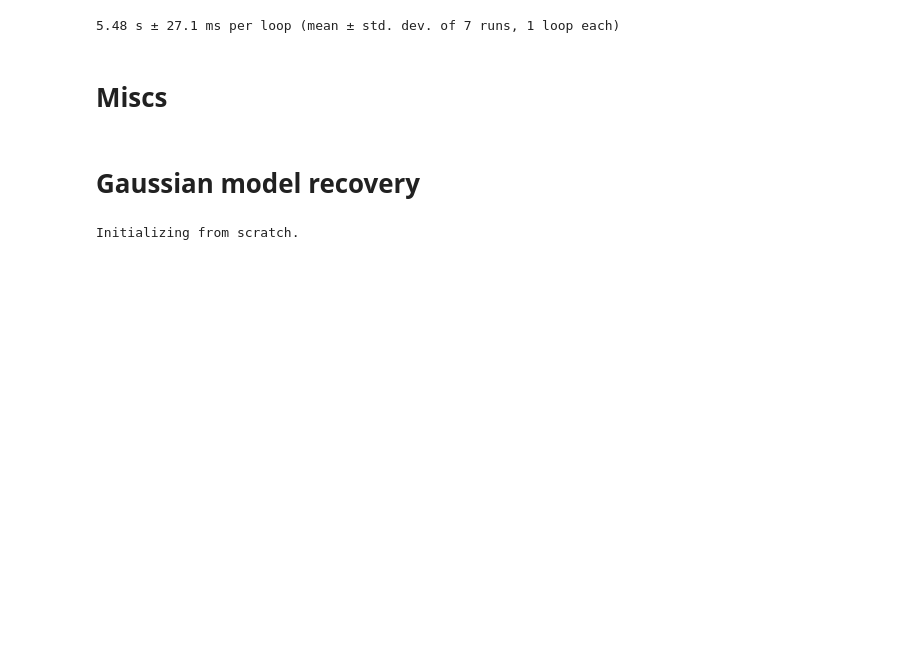
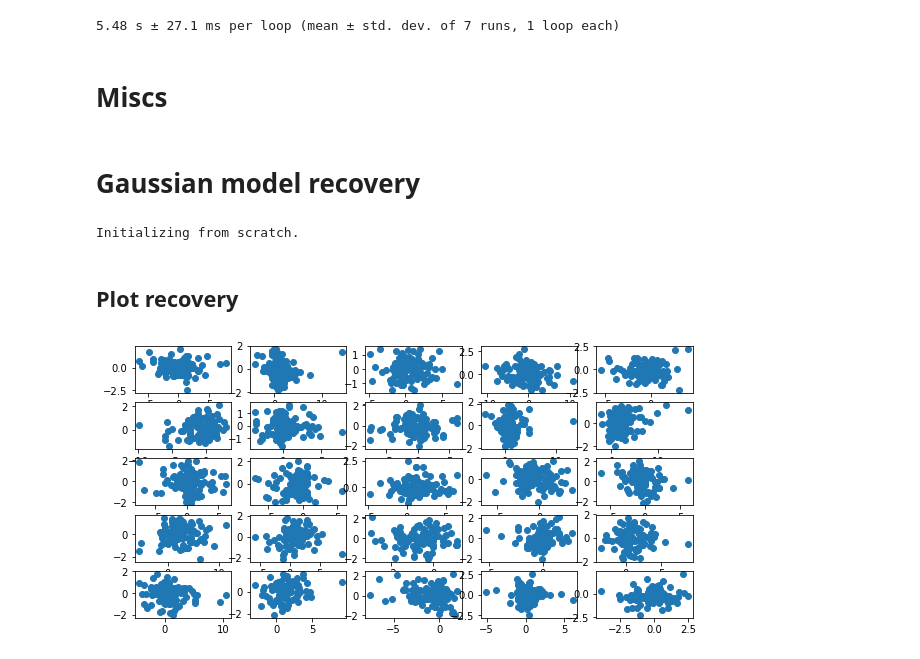
Before and after one commit to stefanradev93/cINN, a Jupyter notebook: MVN_Gaussian_Example_LargeN.ipynb, the cells around one changed output. Saved outputs shown, nothing was run; the diff lists cells and outputs as text; code cells hidden in the pictures; blank space fills up the shorter version.

Commit message:
Add MVN Gaussian example

```diff
--- a/BayesianRegression_cINN_Invariant_Example_LargeN.ipynb
+++ b/MVN_Gaussian_Example_LargeN.ipynb
@@ -857,9 +930,9 @@ class GaussianModel:
 # %%
 # --- Structure of the coupling blocks in the INN chain --- #
 inv_meta = {
-    'n_units': [128, 128, 128],
+    'n_units': [256, 256, 256],
     'activation': 'elu',
-    'w_decay': 0.00001,
+    'w_decay': 0.0,
     'initializer': 'glorot_uniform'
 }
 
@@ -868,19 +941,17 @@ train = False
 theta_dim = 100
 params_names = [r'$\mu_{}$'.format(i+1) for i in range(theta_dim)]
 global_step = tfe.Variable(0, dtype=tf.int32)
-batch_size = 32
-summary_dim = 128
+batch_size = 64
 epochs = 100
 iterations_per_epoch = 1000
-n_inv_blocks = 8
+n_inv_blocks = 3
 n_points = 1000
 n_test = 300
 n_test2 = 3
 n_samples_posterior = 2000
-verbose_each = 100
 starter_learning_rate = 0.001
 decay_steps = 5000
-decay_rate = .95
+decay_rate = .99
 clip_value = 5.
 learning_rate = tf.train.exponential_decay(starter_learning_rate, global_step,
                                            decay_steps, decay_rate, staircase=True)
@@ -888,10 +959,8 @@ learning_rate = tf.train.exponential_decay(starter_learning_rate, global_step,
 
 # ----- Data generation function-----
 mvn_gaussian = GaussianModel(theta_dim)
-data_gen = partial(mvn_gaussian.generate_multiple, n_points=n_points)
 # %%
-summary_net = InvariantNetwork(summary_dim)
-model = DeepConditionalModel(inv_meta, n_inv_blocks, theta_dim, summary_net=summary_net, permute=True)
+model = DeepConditionalModel(inv_meta, n_inv_blocks, theta_dim, summary_net=None, permute=True)
 optimizer = tf.train.AdamOptimizer(learning_rate=learning_rate)
 # %%
 checkpoint = tf.train.Checkpoint(step=global_step, optimizer=optimizer, net=model)
@@ -904,11 +973,18 @@ else:
 # %% [output]
 Initializing from scratch.
 # %%
-X_test, theta_test, theta_means, theta_cov = mvn_gaussian.generate_with_posterior(100, n_points)
+X_test, theta_test, theta_p, sigma_p = mvn_gaussian.generate_with_posterior(100)
+sigma_p = tf.stack([sigma_p] * 100)
+# %% [markdown]
+## Plot recovery
 # %%
 # samples = np.concatenate(
 #                         [model.sample(X_test, n_samples_posterior // 20, to_numpy=True)
 #                          for _ in range(20)], axis=0).mean(axis=0)
-# f, ax = plt.subplots(5, 5, figsize=(16, 8))
-# for i in range(25):
-#     ax.flat[i].scatter(samples[:, i], theta_means[:, i])
+
+samples = tf.reduce_mean(model.sample(X_test, n_samples_posterior), 0)
+f, ax = plt.subplots(5, 5, figsize=(10, 5))
+for i in range(25):
+    ax.flat[i].scatter(samples[:, i], theta_p[:, i])
+# %% [output]
+[figure, added]
```
Also changed, not shown: parts of 10 cells of this notebook, 1 other file.
